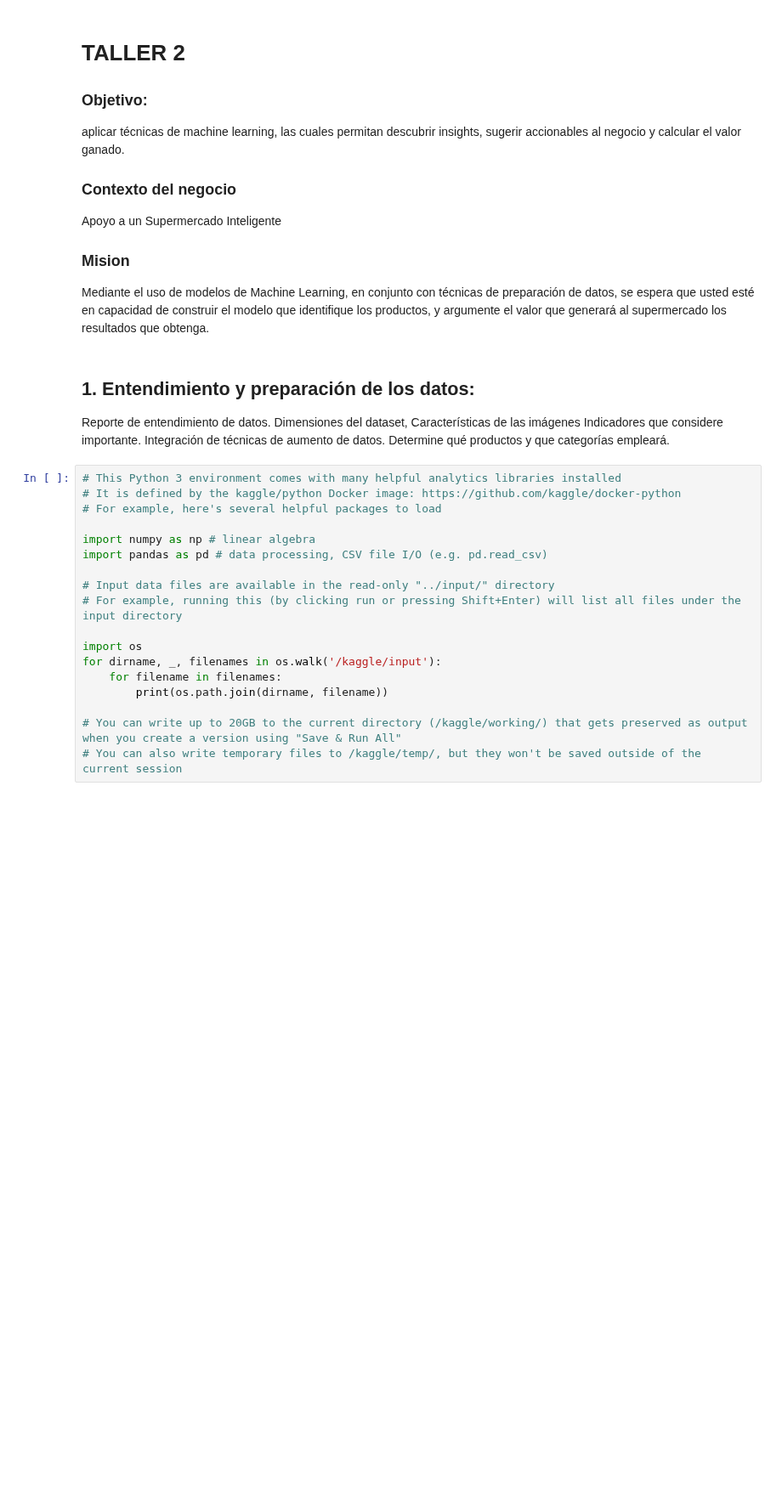
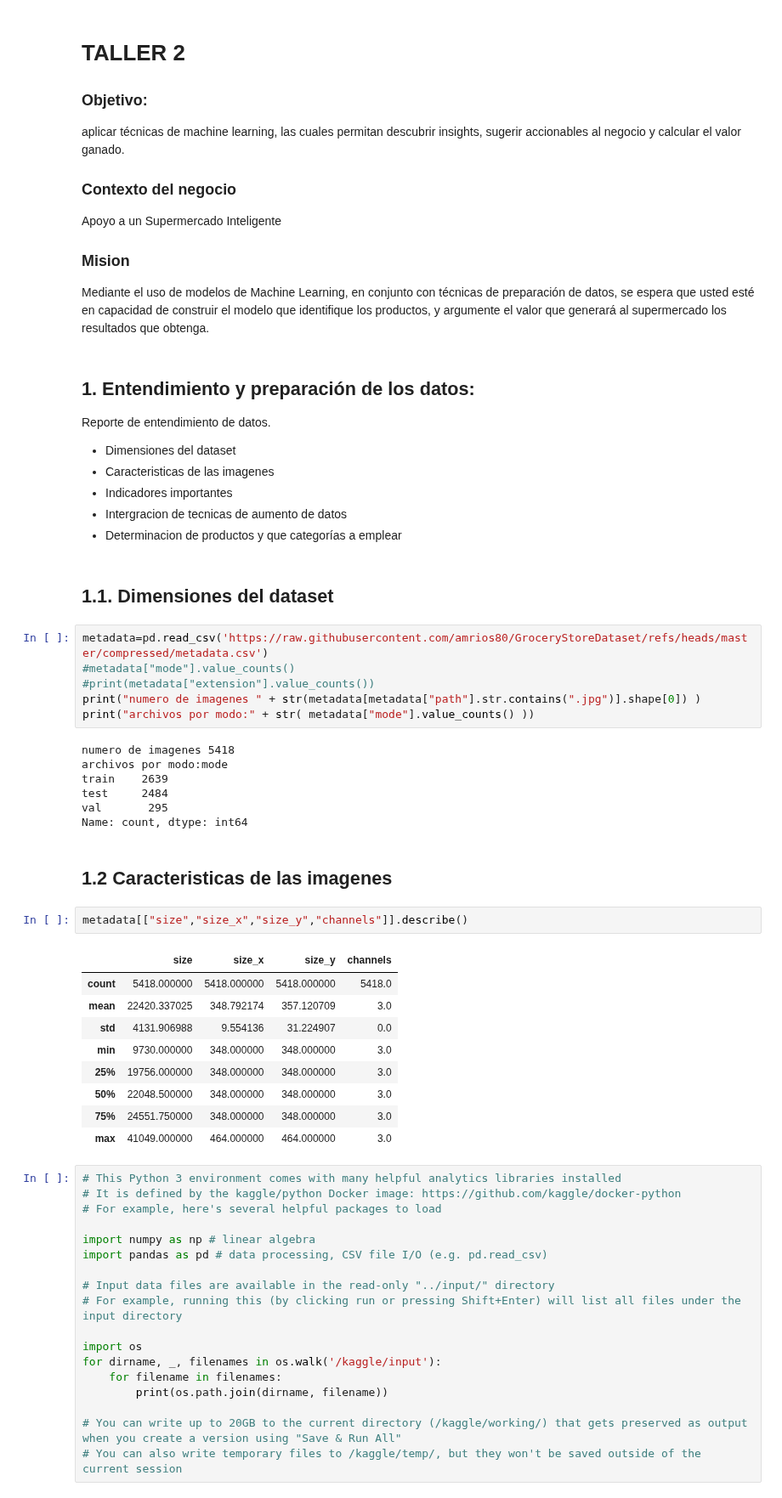
Before and after one commit to amrios80/GroceryStoreDataset, a Jupyter notebook: code/taller2.ipynb, the cells around one changed output. Shown at 85% size. Cells and saved outputs as stored; diff of their text form; blank space fills up the shorter version.

```diff
--- a/code/taller2.ipynb
+++ b/code/taller2.ipynb
@@ -15,11 +15,41 @@ Mediante el uso de modelos de Machine Learning, en conjunto con técnicas de pre
 ## 1. Entendimiento y preparación de los datos:
 
 Reporte de entendimiento de datos.
-Dimensiones del dataset,
-Características de las imágenes
-Indicadores que considere importante.
-Integración de  técnicas de aumento de datos.
-Determine qué productos y que categorías empleará.
+
+*   Dimensiones del dataset
+*   Caracteristicas de las imagenes
+*   Indicadores importantes
+*   Intergracion de tecnicas de aumento de datos
+*   Determinacion de productos y que categorías a emplear
+# %% [markdown]
+## 1.1. Dimensiones del dataset
+# %%
+metadata=pd.read_csv('https://raw.githubusercontent.com/amrios80/GroceryStoreDataset/refs/heads/master/compressed/metadata.csv')
+#metadata["mode"].value_counts()
+#print(metadata["extension"].value_counts())
+print("numero de imagenes " + str(metadata[metadata["path"].str.contains(".jpg")].shape[0]) )
+print("archivos por modo:" + str( metadata["mode"].value_counts() ))
+# %% [output]
+numero de imagenes 5418
+archivos por modo:mode
+train    2639
+test     2484
+val       295
+Name: count, dtype: int64
+# %% [markdown]
+## 1.2 Caracteristicas de las imagenes
+# %%
+metadata[["size","size_x","size_y","channels"]].describe()
+# %% [output]
+|  | size | size_x | size_y | channels |
+| count | 5418.000000 | 5418.000000 | 5418.000000 | 5418.0 |
+| mean | 22420.337025 | 348.792174 | 357.120709 | 3.0 |
+| std | 4131.906988 | 9.554136 | 31.224907 | 0.0 |
+| min | 9730.000000 | 348.000000 | 348.000000 | 3.0 |
+| 25% | 19756.000000 | 348.000000 | 348.000000 | 3.0 |
+| 50% | 22048.500000 | 348.000000 | 348.000000 | 3.0 |
+| 75% | 24551.750000 | 348.000000 | 348.000000 | 3.0 |
+| max | 41049.000000 | 464.000000 | 464.000000 | 3.0 |
 # %%
 # This Python 3 environment comes with many helpful analytics libraries installed
 # It is defined by the kaggle/python Docker image: https://github.com/kaggle/docker-python
```
